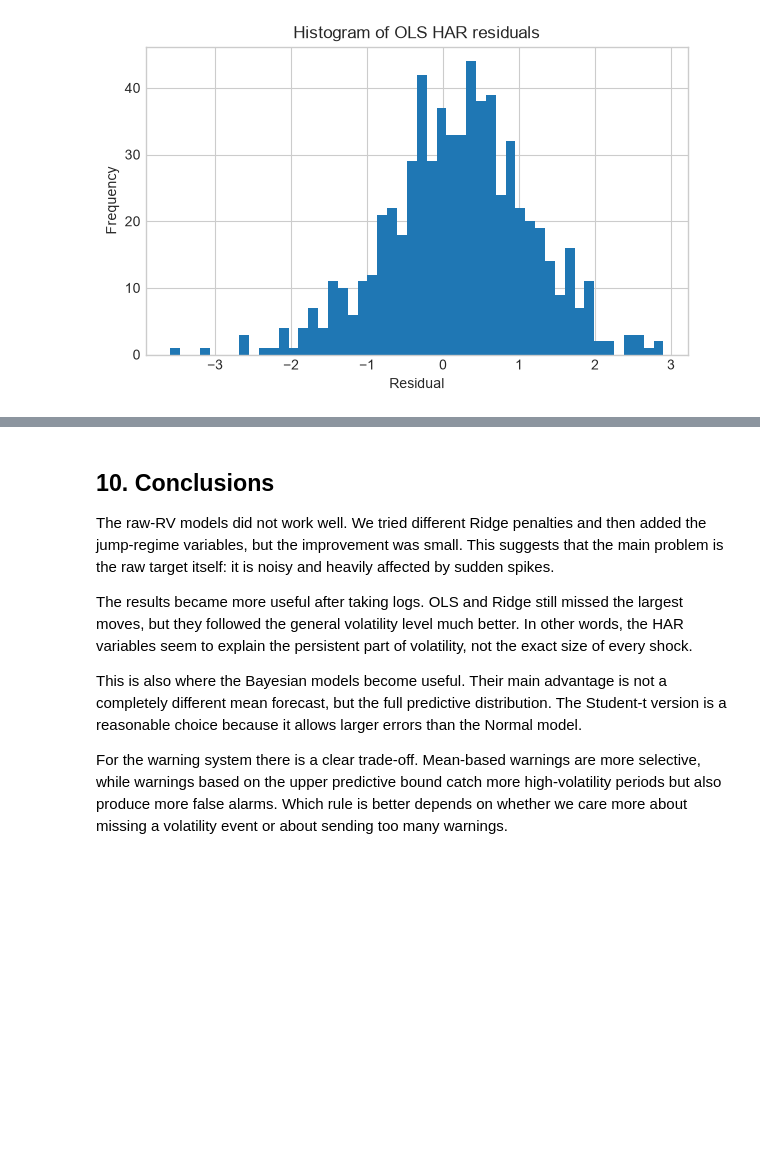
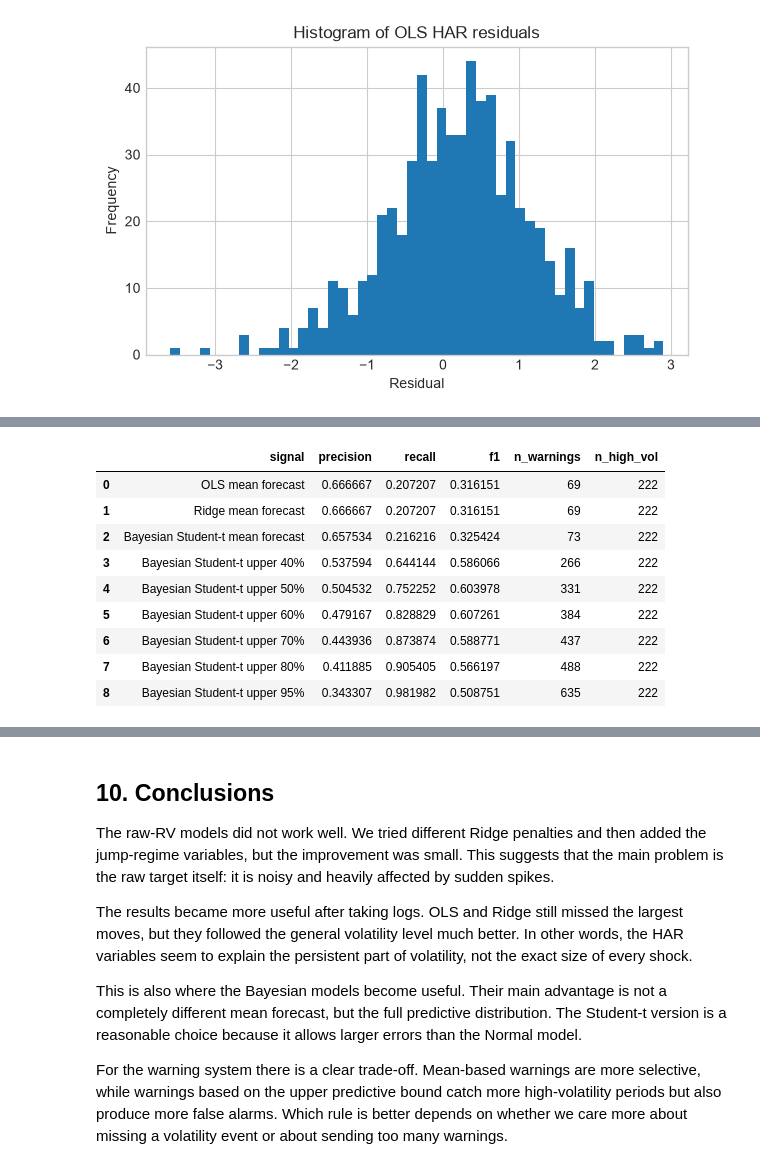
Before and after one commit to GaloisM/Bayesian_Volatility, a Jupyter notebook: bayesian_volatility_clean.ipynb, the cells around one changed output, grey strips where cells are left out. Saved outputs shown, nothing was run; the diff lists cells and outputs as text; code cells hidden in the pictures; blank space fills up the shorter version.

```diff
--- a/bayesian_volatility_clean.ipynb
+++ b/bayesian_volatility_clean.ipynb
@@ -985,33 +1031,59 @@ warning_results = pd.DataFrame([
         signals_df["warning_ols_mean"],
     ),
     evaluate_warning(
         "Ridge mean forecast",
         signals_df["high_vol_realized"],
         signals_df["warning_ridge_mean"],
     ),
     evaluate_warning(
         "Bayesian Student-t mean forecast",
         signals_df["high_vol_realized"],
         signals_df["warning_bayes_mean"],
     ),
     evaluate_warning(
+        "Bayesian Student-t upper 40%",
+        signals_df["high_vol_realized"],
+        signals_df["warning_bayes_upper_40"],
+    ),
+    evaluate_warning(
+        "Bayesian Student-t upper 50%",
+        signals_df["high_vol_realized"],
+        signals_df["warning_bayes_upper_50"],
+    ),
+            evaluate_warning(
+        "Bayesian Student-t upper 60%",
+        signals_df["high_vol_realized"],
+        signals_df["warning_bayes_upper_60"],
+    ),
+    evaluate_warning(
         "Bayesian Student-t upper 70%",
         signals_df["high_vol_realized"],
         signals_df["warning_bayes_upper_70"],
     ),
     evaluate_warning(
         "Bayesian Student-t upper 80%",
         signals_df["high_vol_realized"],
         signals_df["warning_bayes_upper_80"],
     ),
     evaluate_warning(
         "Bayesian Student-t upper 95%",
         signals_df["high_vol_realized"],
         signals_df["warning_bayes_upper_95"],
     ),
 ])
 
 warning_results
+# %% [output]
+|  | signal | precision | recall | f1 | n_warnings | n_high_vol |
+| 0 | OLS mean forecast | 0.666667 | 0.207207 | 0.316151 | 69 | 222 |
+| 1 | Ridge mean forecast | 0.666667 | 0.207207 | 0.316151 | 69 | 222 |
+| 2 | Bayesian Student-t mean forecast | 0.657534 | 0.216216 | 0.325424 | 73 | 222 |
+| 3 | Bayesian Student-t upper 40% | 0.537594 | 0.644144 | 0.586066 | 266 | 222 |
+| 4 | Bayesian Student-t upper 50% | 0.504532 | 0.752252 | 0.603978 | 331 | 222 |
+| 5 | Bayesian Student-t upper 60% | 0.479167 | 0.828829 | 0.607261 | 384 | 222 |
+| 6 | Bayesian Student-t upper 70% | 0.443936 | 0.873874 | 0.588771 | 437 | 222 |
+| 7 | Bayesian Student-t upper 80% | 0.411885 | 0.905405 | 0.566197 | 488 | 222 |
+| 8 | Bayesian Student-t upper 95% | 0.343307 | 0.981982 | 0.508751 | 635 | 222 |
 # %%
 for column in [
     "warning_ols_mean",
```
Also changed, not shown: parts of 16 cells of this notebook.
